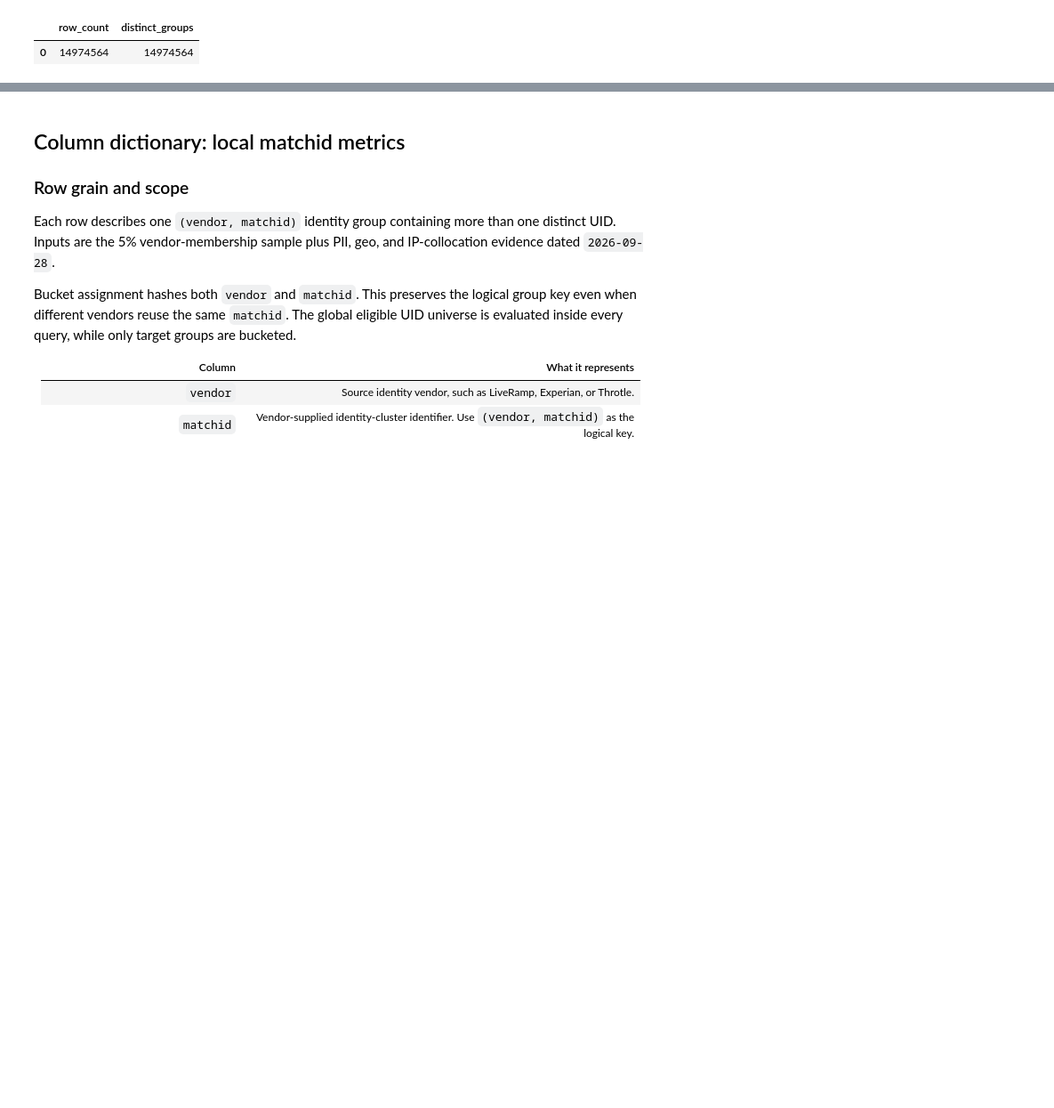
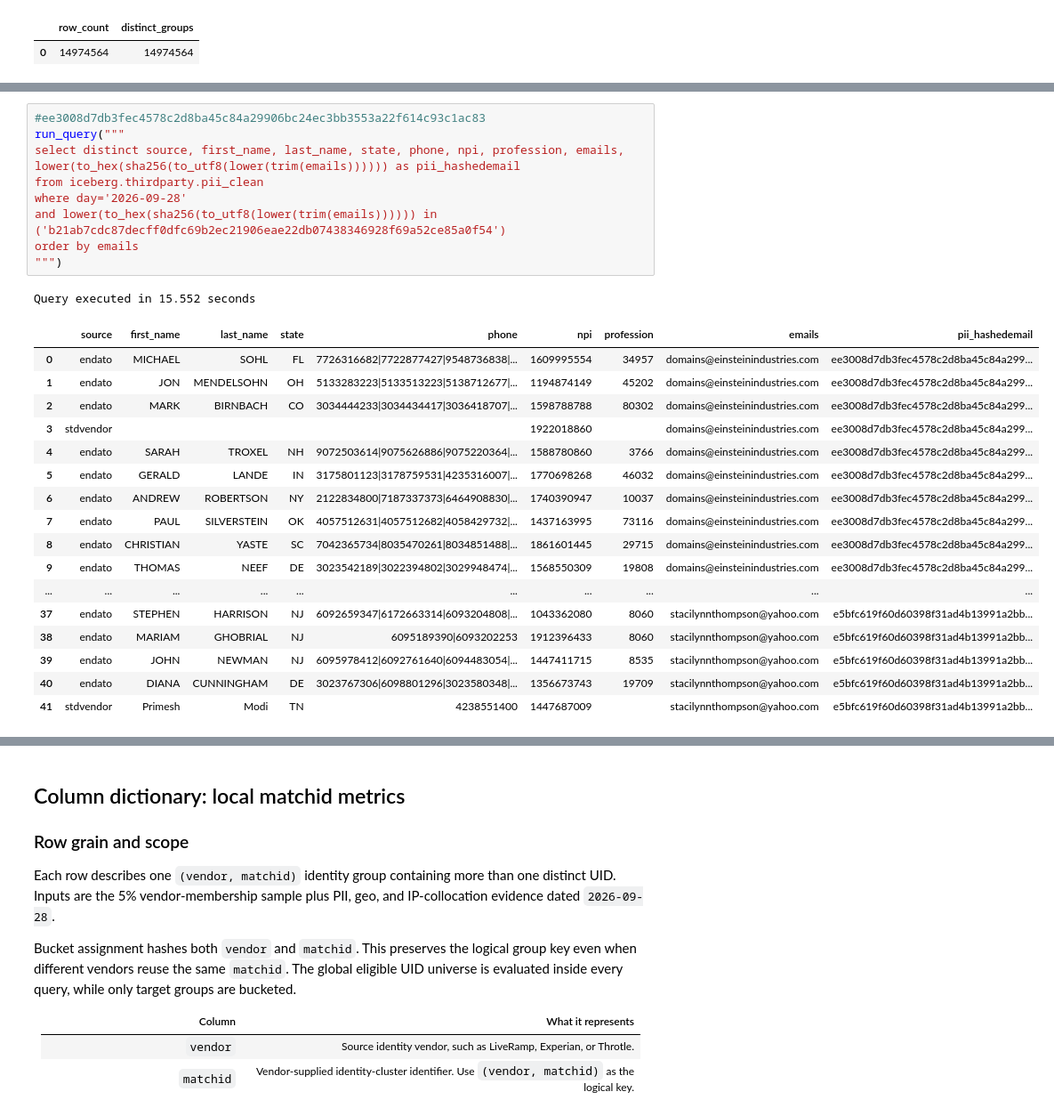
Before and after one commit to pp-jteixeira/nscreen-identity-resolution, a Jupyter notebook: vendor_quality_measurement/vendor_cookie_crossvalidation.ipynb, the cells around one changed output, grey strips where cells are left out. Shown at 89% size. Saved outputs shown, nothing was run; the diff lists cells and outputs as text; blank space fills up the shorter version.

```diff
--- a/vendor_quality_measurement/vendor_cookie_crossvalidation.ipynb
+++ b/vendor_quality_measurement/vendor_cookie_crossvalidation.ipynb
@@ -989,0 +945,29 @@ where n_npi>=10 limit 100"""
+# %%
+#ee3008d7db3fec4578c2d8ba45c84a29906bc24ec3bb3553a22f614c93c1ac83
+run_query("""
+select distinct source, first_name, last_name, state, phone, npi, profession, emails,
+lower(to_hex(sha256(to_utf8(lower(trim(emails)))))) as pii_hashedemail
+from iceberg.thirdparty.pii_clean
+where day='2026-09-28'
+and lower(to_hex(sha256(to_utf8(lower(trim(emails)))))) in ('b21ab7cdc87decff0dfc69b2ec21906eae22db07438346928f69a52ce85a0f54')
+order by emails
+""")
+# %% [output]
+Query executed in 15.552 seconds
+|  | source | first_name | last_name | state | phone | npi | profession | emails | pii_hashedemail |
+| 0 | endato | MICHAEL | SOHL | FL | 7726316682|7722877427|9548736838|... | 1609995554 | 34957 | domains@einsteinindustries.com | ee3008d7db3fec4578c2d8ba45c84a299... |
+| 1 | endato | JON | MENDELSOHN | OH | 5133283223|5133513223|5138712677|... | 1194874149 | 45202 | domains@einsteinindustries.com | ee3008d7db3fec4578c2d8ba45c84a299... |
+| 2 | endato | MARK | BIRNBACH | CO | 3034444233|3034434417|3036418707|... | 1598788788 | 80302 | domains@einsteinindustries.com | ee3008d7db3fec4578c2d8ba45c84a299... |
+| 3 | stdvendor |  |  |  |  | 1922018860 |  | domains@einsteinindustries.com | ee3008d7db3fec4578c2d8ba45c84a299... |
+| 4 | endato | SARAH | TROXEL | NH | 9072503614|9075626886|9075220364|... | 1588780860 | 3766 | domains@einsteinindustries.com | ee3008d7db3fec4578c2d8ba45c84a299... |
+| 5 | endato | GERALD | LANDE | IN | 3175801123|3178759531|4235316007|... | 1770698268 | 46032 | domains@einsteinindustries.com | ee3008d7db3fec4578c2d8ba45c84a299... |
+| 6 | endato | ANDREW | ROBERTSON | NY | 2122834800|7187337373|6464908830|... | 1740390947 | 10037 | domains@einsteinindustries.com | ee3008d7db3fec4578c2d8ba45c84a299... |
+| 7 | endato | PAUL | SILVERSTEIN | OK | 4057512631|4057512682|4058429732|... | 1437163995 | 73116 | domains@einsteinindustries.com | ee3008d7db3fec4578c2d8ba45c84a299... |
+| 8 | endato | CHRISTIAN | YASTE | SC | 7042365734|8035470261|8034851488|... | 1861601445 | 29715 | domains@einsteinindustries.com | ee3008d7db3fec4578c2d8ba45c84a299... |
+| 9 | endato | THOMAS | NEEF | DE | 3023542189|3022394802|3029948474|... | 1568550309 | 19808 | domains@einsteinindustries.com | ee3008d7db3fec4578c2d8ba45c84a299... |
+| ... | ... | ... | ... | ... | ... | ... | ... | ... | ... |
+| 37 | endato | STEPHEN | HARRISON | NJ | 6092659347|6172663314|6093204808|... | 1043362080 | 8060 | stacilynnthompson@yahoo.com | e5bfc619f60d60398f31ad4b13991a2bb... |
+| 38 | endato | MARIAM | GHOBRIAL | NJ | 6095189390|6093202253 | 1912396433 | 8060 | stacilynnthompson@yahoo.com | e5bfc619f60d60398f31ad4b13991a2bb... |
+| 39 | endato | JOHN | NEWMAN | NJ | 6095978412|6092761640|6094483054|... | 1447411715 | 8535 | stacilynnthompson@yahoo.com | e5bfc619f60d60398f31ad4b13991a2bb... |
+| 40 | endato | DIANA | CUNNINGHAM | DE | 3023767306|6098801296|3023580348|... | 1356673743 | 19709 | stacilynnthompson@yahoo.com | e5bfc619f60d60398f31ad4b13991a2bb... |
+| 41 | stdvendor | Primesh | Modi | TN | 4238551400 | 1447687009 |  | stacilynnthompson@yahoo.com | e5bfc619f60d60398f31ad4b13991a2bb... |
```
Also changed, not shown: parts of 8 cells of this notebook.
